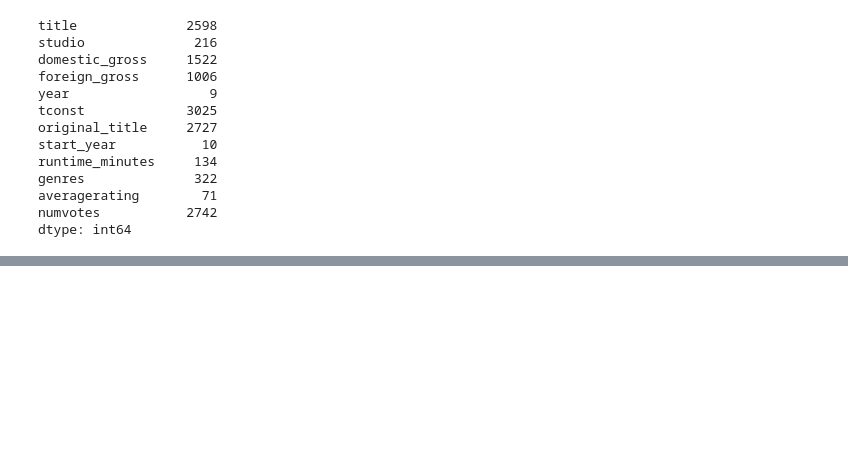
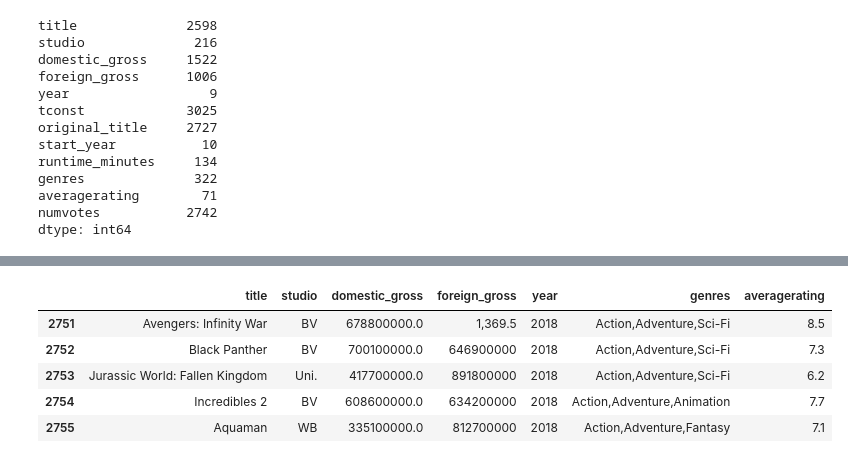
Before and after one commit to justinweible/movie_analysis_for_microsoft, a Jupyter notebook: Workbook (Cleaning).ipynb, the cells around one changed output, grey strips where cells are left out. Saved outputs shown, nothing was run; the diff lists cells and outputs as text; code cells hidden in the pictures; blank space fills up the shorter version.

```diff
--- a/Workbook (Cleaning).ipynb
+++ b/Workbook (Cleaning).ipynb
@@ -130,0 +243,12 @@ movie_titles.head(20)
+# %%
+is2018 = movie_titles['year'] == 2018
+movie_titles_2018 = movie_titles[is2018]
+# %%
+movie_titles_2018.head()
+# %% [output]
+|  | title | studio | domestic_gross | foreign_gross | year | genres | averagerating |
+| 2751 | Avengers: Infinity War | BV | 678800000.0 | 1,369.5 | 2018 | Action,Adventure,Sci-Fi | 8.5 |
+| 2752 | Black Panther | BV | 700100000.0 | 646900000 | 2018 | Action,Adventure,Sci-Fi | 7.3 |
+| 2753 | Jurassic World: Fallen Kingdom | Uni. | 417700000.0 | 891800000 | 2018 | Action,Adventure,Sci-Fi | 6.2 |
+| 2754 | Incredibles 2 | BV | 608600000.0 | 634200000 | 2018 | Action,Adventure,Animation | 7.7 |
+| 2755 | Aquaman | WB | 335100000.0 | 812700000 | 2018 | Action,Adventure,Fantasy | 7.1 |
```
Also changed, not shown: parts of 21 cells of this notebook.
